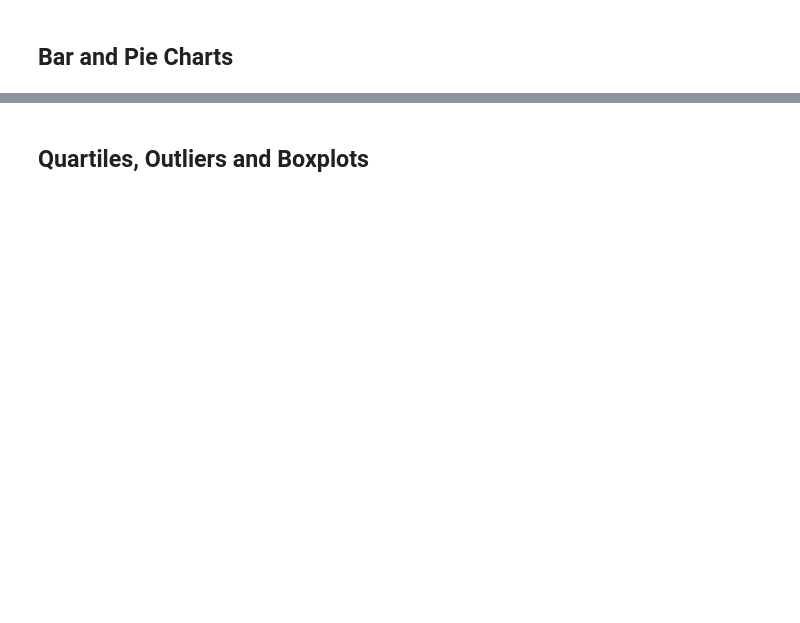
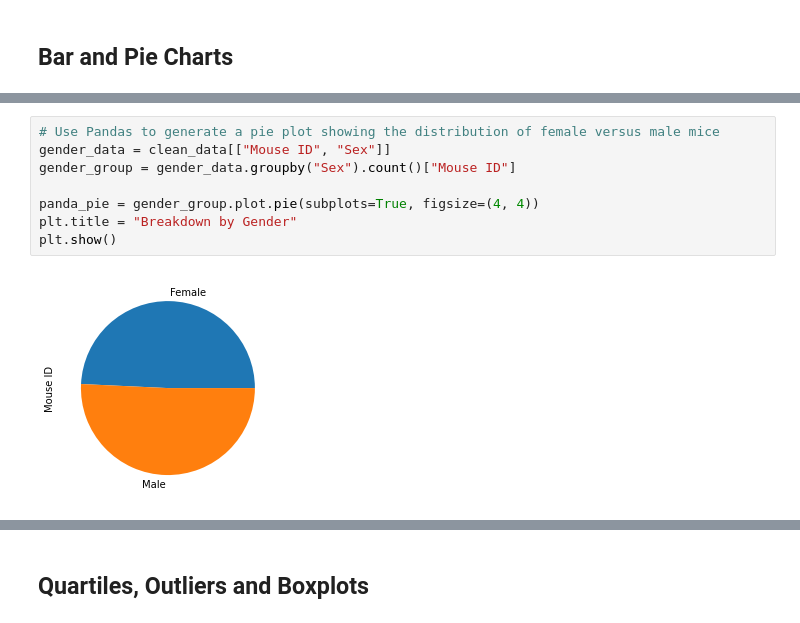
Before and after one commit to sbkachelmeier/matplotlib-challenge, a Jupyter notebook: pymaceuticals_starter.ipynb, the cells around one changed output, grey strips where cells are left out. Cells and saved outputs as stored; diff of their text form; blank space fills up the shorter version.

```diff
--- a/pymaceuticals_starter.ipynb
+++ b/pymaceuticals_starter.ipynb
@@ -50 +135,11 @@ study_results = pd.read_csv(study_results_path)
+# %%
+# Use Pandas to generate a pie plot showing the distribution of female versus male mice
+gender_data = clean_data[["Mouse ID", "Sex"]]
+gender_group = gender_data.groupby("Sex").count()["Mouse ID"]
+
+panda_pie = gender_group.plot.pie(subplots=True, figsize=(4, 4))
+plt.title = "Breakdown by Gender"
+plt.show()
+# %% [output]
+[figure, added]
 # %%
```
Also changed, not shown: parts of 14 cells of this notebook.
